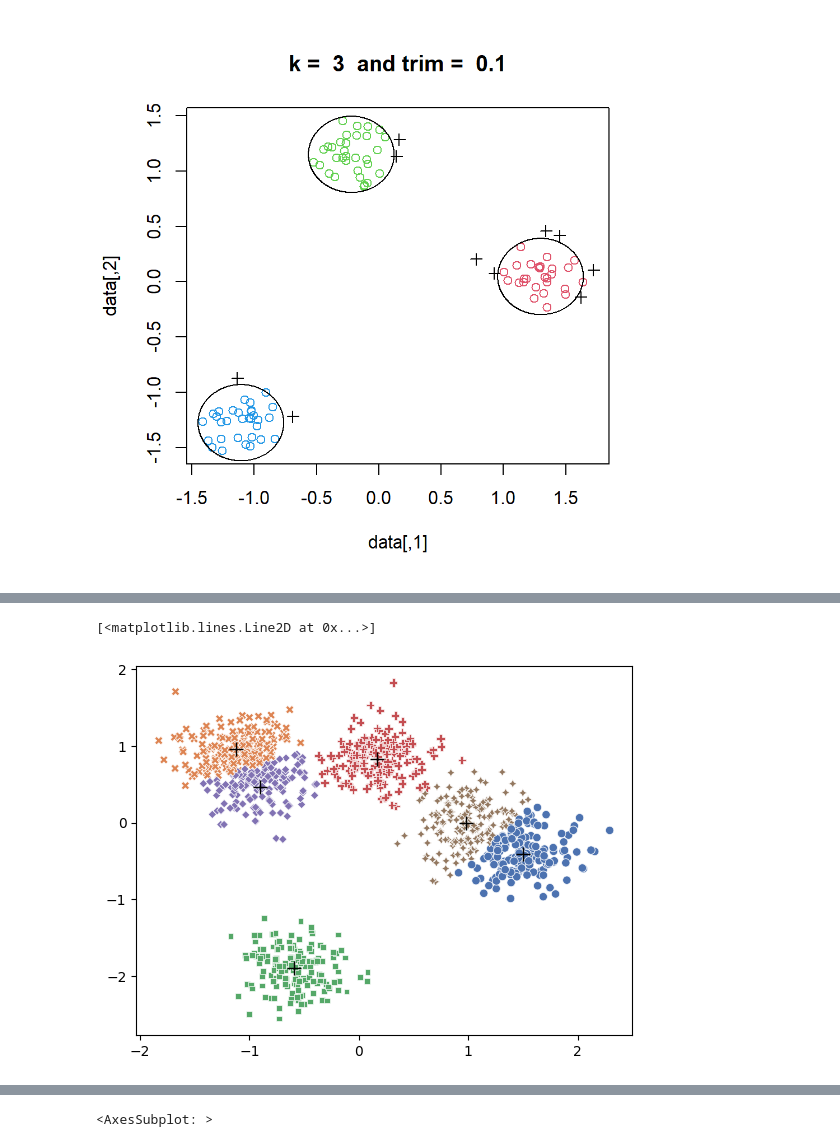
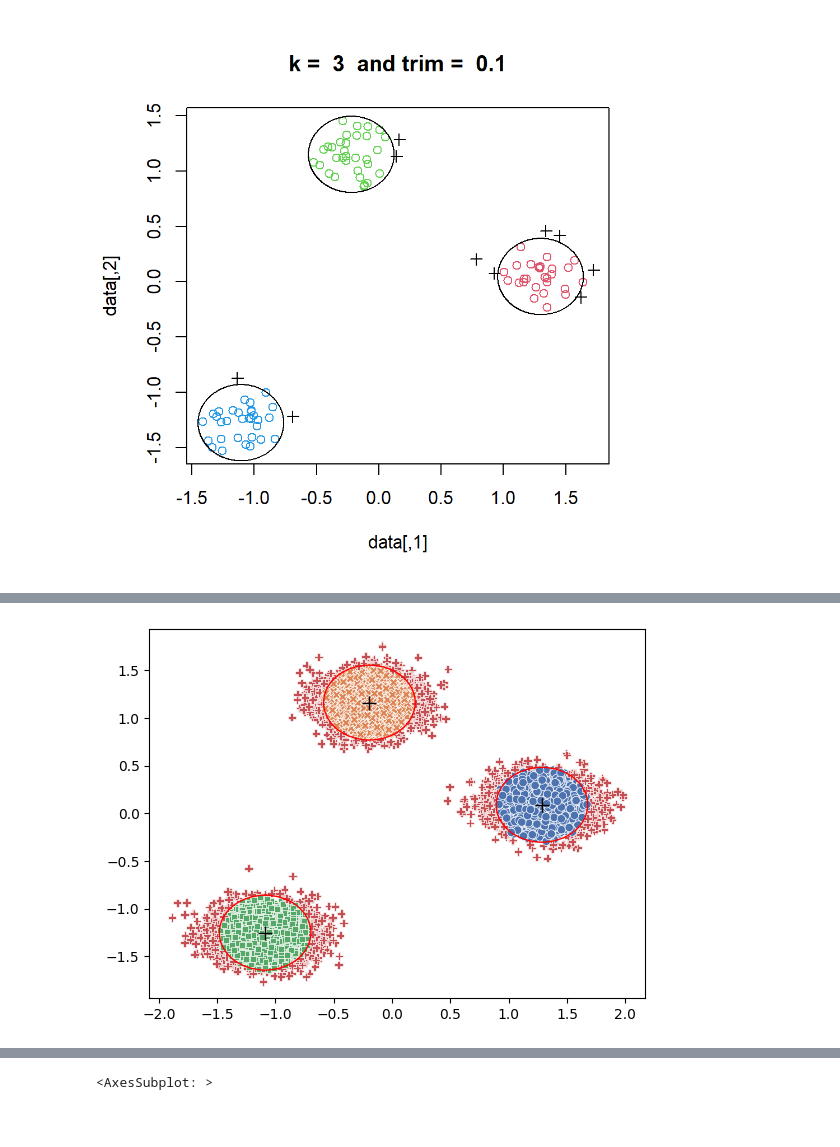
Before and after one commit to ArthRie/trimkmeans, a Jupyter notebook: metric_evaluation.ipynb, the cells around one changed output, grey strips where cells are left out. Cells and saved outputs as stored; diff of their text form; code cells hidden in the pictures; blank space fills up the shorter version.

```diff
--- a/metric_evaluation.ipynb
+++ b/metric_evaluation.ipynb
@@ -168,24 +105,5 @@ trimmed_kmeans_silhouette_score(X_train, classification, centers)
-# %%
-centers = 6
-X_train, true_labels = make_blobs(n_samples=1000, centers=centers, random_state=42, cluster_std=1.5)
-X_train = StandardScaler().fit_transform(X_train)
-
-kmeans = KMeans(n_clusters=centers, random_state=42)
-kmeans.fit(X_train)
-
-classification = kmeans.predict(X_train)
-sns.scatterplot(x=[X[0] for X in X_train],
-                y=[X[1] for X in X_train],
-                hue=classification,
-                style=classification,
-                palette="deep",
-                legend=None
-                )
-plt.plot([x for x, _ in kmeans.cluster_centers_],
-         [y for _, y in kmeans.cluster_centers_],
-         'k+',
-         markersize=10,
-         )
-# %% [output]
-[<matplotlib.lines.Line2D at 0x...>]
-[figure, removed]
+# %%
+#trimmedkmeans 10000 samples three centers
+plot_clustering(10000, 3, distribution= 'make_blobs', cluster_method= 'trimmed_kmeans')
+# %% [output]
+[figure, added]
```
Also changed, not shown: parts of 58 cells of this notebook, 4 other files.
